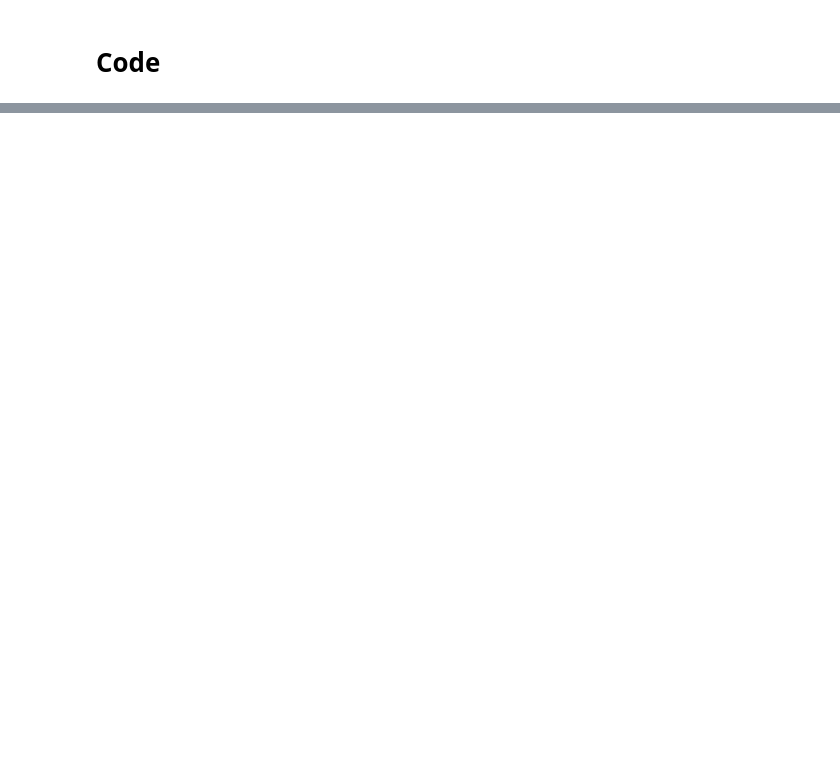
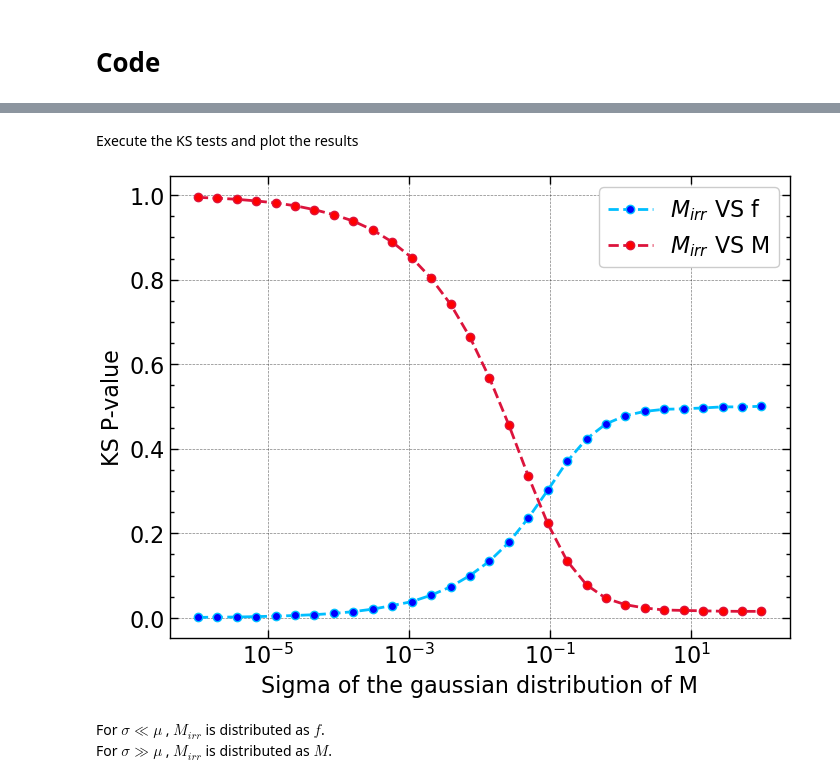
Before and after one commit to M-Bianchi/astrostatistics_bicocca_2024, a Jupyter notebook: working/W07_irreducile_mass.ipynb, the cells around one changed output, grey strips where cells are left out. Cells and saved outputs as stored; diff of their text form; code cells hidden in the pictures; blank space fills up the shorter version.

```diff
--- a/working/W07_irreducile_mass.ipynb
+++ b/working/W07_irreducile_mass.ipynb
@@ -150,0 +208,28 @@ plt.legend()
+# %% [markdown]
+Execute the KS tests and plot the results
+# %%
+KSpvalue_MirrF = []
+KSpvalue_MirrM = []
+
+for sigma in tqdm(sigmas):
+    Mass = np.random.normal(1, sigma, N)
+    f = f_value(spin)
+    Mass_irr = Mass * f
+    KSpvalue_MirrF.append(stats.ks_2samp(Mass_irr, f)[0])
+    KSpvalue_MirrM.append(stats.ks_2samp(Mass_irr, Mass)[0])
+
+    #x_dense = np.linspace(m_irr.min(), m_irr.max(), 1000)
+    #plt.plot(x_dense, MassIrr_pdf(x_dense, 1, sigma), ls='--', lw=1.5, color='black', label='pdf')
+    #plt.show()
+# %%
+plt.plot(sigmas, KSpvalue_MirrF, linestyle='--', color='deepskyblue', marker='o', markerfacecolor='blue', label='$M_{irr}$ VS f')
+plt.plot(sigmas, KSpvalue_MirrM, linestyle='--', color='crimson', marker='o', markerfacecolor='red', label='$M_{irr}$ VS M')
+plt.xlabel('Sigma of the gaussian distribution of M')
+plt.ylabel('KS P-value')
+plt.xscale('log')
+plt.legend();
+# %% [output]
+[figure, added]
+# %% [markdown]
+For $\sigma \ll \mu \:$, $M_{irr}$ is distributed as $f$. \
+For $\sigma \gg \mu \:$, $M_{irr}$ is distributed as $M$.
```
Also changed, not shown: parts of 35 cells of this notebook.
